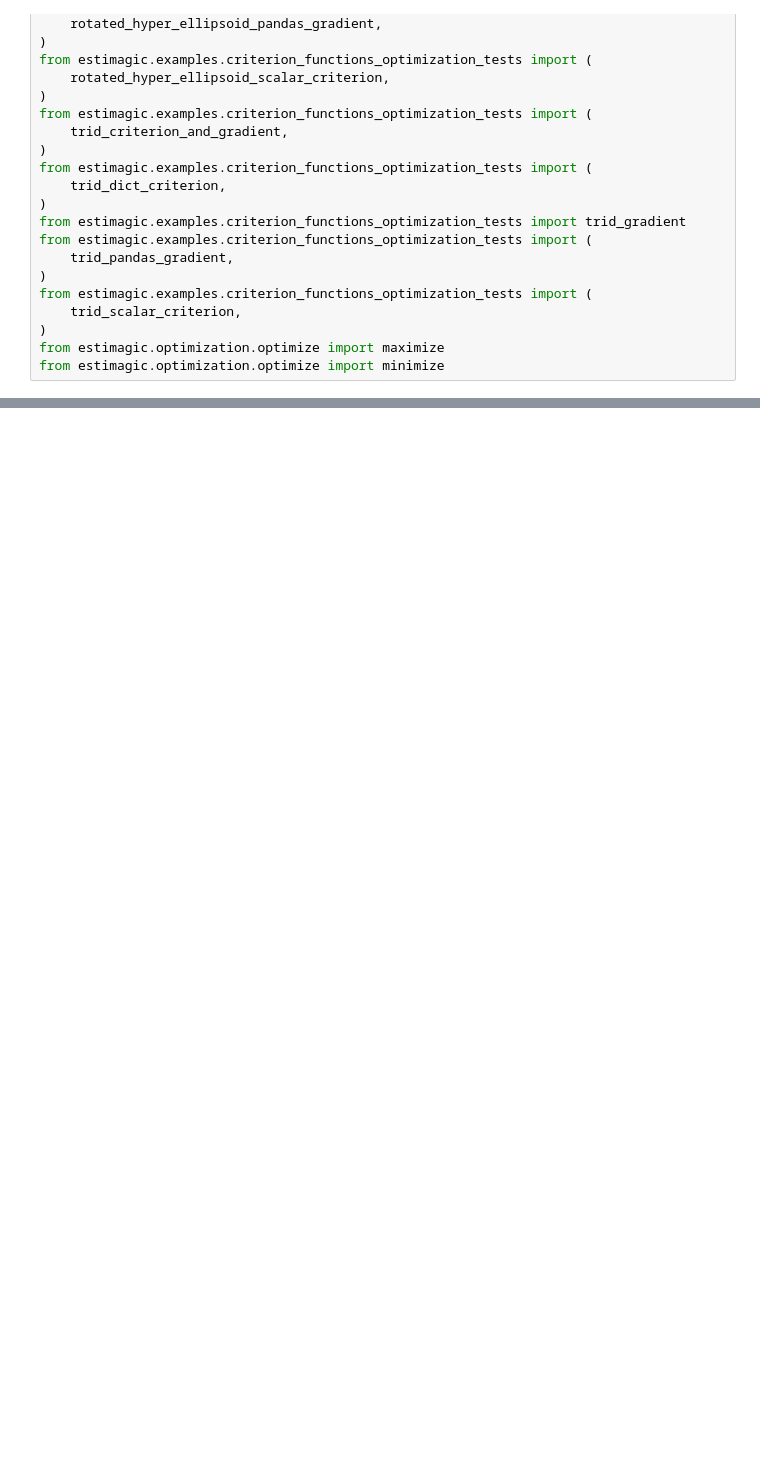
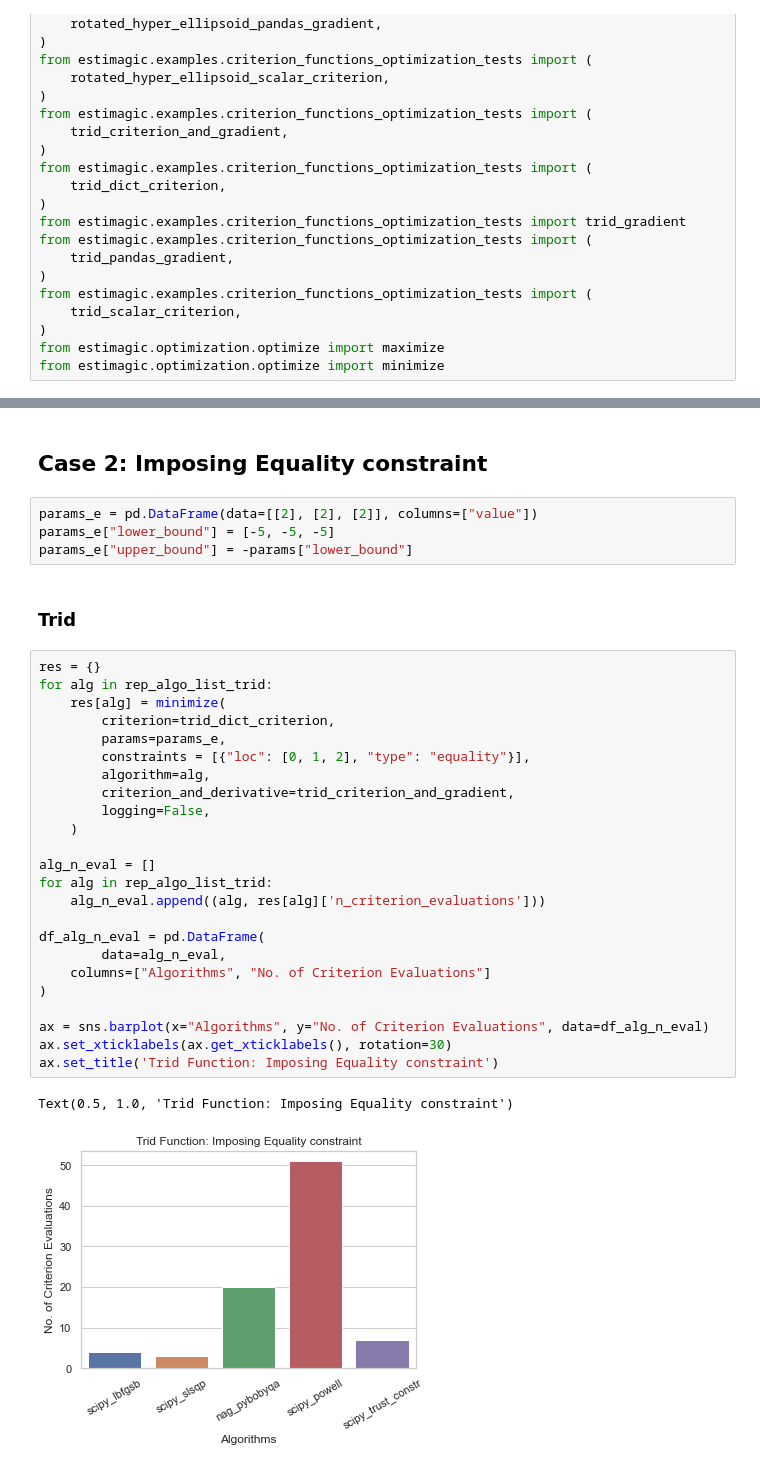
Before and after one commit to mchandra12/scientific_computing_project, a Jupyter notebook: project_overview.ipynb, the cells around one changed output, grey strips where cells are left out. Cells and saved outputs as stored; diff of their text form; blank space fills up the shorter version.

```diff
--- a/project_overview.ipynb
+++ b/project_overview.ipynb
@@ -71,0 +396,35 @@ False
+# %% [markdown]
+## Case 2: Imposing Equality constraint
+# %%
+params_e = pd.DataFrame(data=[[2], [2], [2]], columns=["value"])
+params_e["lower_bound"] = [-5, -5, -5]
+params_e["upper_bound"] = -params["lower_bound"]
+# %% [markdown]
+### Trid
+# %%
+res = {}
+for alg in rep_algo_list_trid:
+    res[alg] = minimize(
+        criterion=trid_dict_criterion,
+        params=params_e,
+        constraints = [{"loc": [0, 1, 2], "type": "equality"}],
+        algorithm=alg,
+        criterion_and_derivative=trid_criterion_and_gradient,
+        logging=False,
+    )
+
+alg_n_eval = []
+for alg in rep_algo_list_trid:
+    alg_n_eval.append((alg, res[alg]['n_criterion_evaluations']))
+
+df_alg_n_eval = pd.DataFrame(
+        data=alg_n_eval,
+    columns=["Algorithms", "No. of Criterion Evaluations"]
+)
+
+ax = sns.barplot(x="Algorithms", y="No. of Criterion Evaluations", data=df_alg_n_eval)
+ax.set_xticklabels(ax.get_xticklabels(), rotation=30)
+ax.set_title('Trid Function: Imposing Equality constraint')
+# %% [output]
+Text(0.5, 1.0, 'Trid Function: Imposing Equality constraint')
+[figure, added]
```
Also changed, not shown: parts of 46 cells of this notebook, 1 other file.
